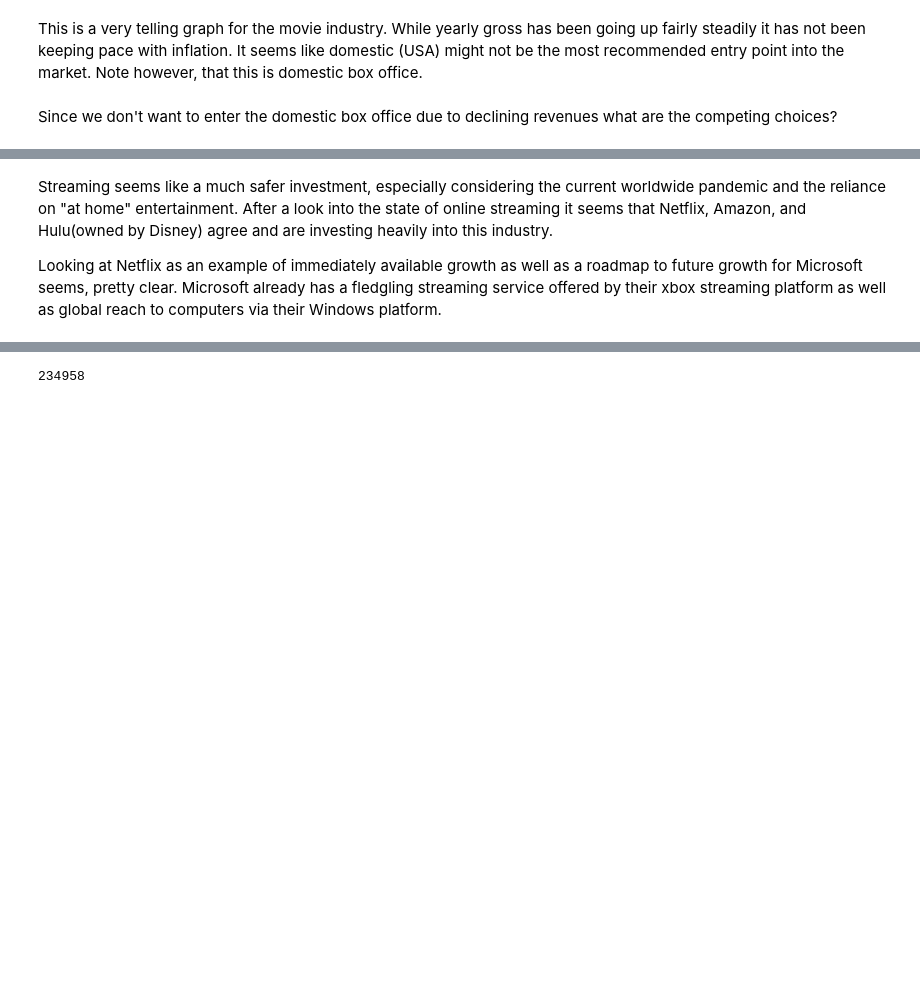
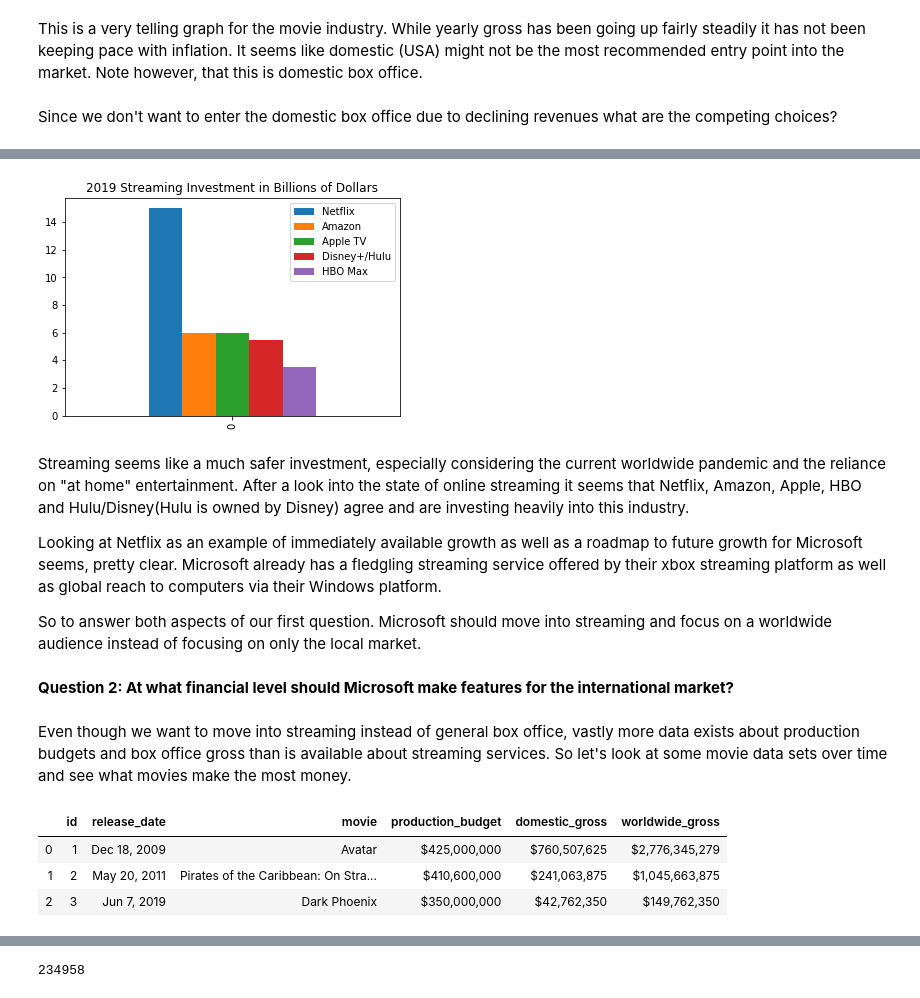
Before and after one commit to StephenTurk/mod1_project, a Jupyter notebook: student.ipynb, the cells around one changed output, grey strips where cells are left out. Drawn from its saved outputs; the diff is of its cells as text; code cells hidden in the pictures; blank space fills up the shorter version.

```diff
--- a/student.ipynb
+++ b/student.ipynb
@@ -116,5 +112,15 @@ observer_investment = pd.read_csv('observer_stream_investment.csv')
+# %%
+observer_investment.plot(kind='bar', title='2019 Streaming Investment in Billions of Dollars');#data from The Observer
+# %% [output]
+[figure, added]
 # %% [markdown]
-Streaming seems like a much safer investment, especially considering the current worldwide pandemic and the reliance on "at home" entertainment. After a look into the state of online streaming it seems that Netflix, Amazon, and Hulu(owned by Disney) agree and are investing heavily into this industry.
+Streaming seems like a much safer investment, especially considering the current worldwide pandemic and the reliance on "at home" entertainment. After a look into the state of online streaming it seems that Netflix, Amazon, Apple, HBO and Hulu/Disney(Hulu is owned by Disney) agree and are investing heavily into this industry.
 
 
 Looking at Netflix as an example of immediately available growth as well as a roadmap to future growth for Microsoft seems, pretty clear. Microsoft already has a fledgling streaming service offered by their xbox streaming platform as well as global reach to computers via their Windows platform.
+
+So to answer both aspects of our first question. Microsoft should move into streaming and focus on a worldwide audience instead of focusing on only the local market.
+# %% [markdown]
+**Question 2: At what financial level should Microsoft make features for the international market?**
+# %% [markdown]
+Even though we want to move into streaming instead of general box office, vastly more data exists about production budgets and box office gross than is available about streaming services. So let's look at some movie data sets over time and see what movies make the most money.
@@ -120,0 +129,7 @@ Looking at Netflix as an example of immediately available growth as well as a ro
+# %%
+tn_movie_budgets.head(3) #this has useful data because it can show us what range of investment has the best amount of payoff.
+# %% [output]
+|  | id | release_date | movie | production_budget | domestic_gross | worldwide_gross |
+| 0 | 1 | Dec 18, 2009 | Avatar | $425,000,000 | $760,507,625 | $2,776,345,279 |
+| 1 | 2 | May 20, 2011 | Pirates of the Caribbean: On Stra... | $410,600,000 | $241,063,875 | $1,045,663,875 |
+| 2 | 3 | Jun 7, 2019 | Dark Phoenix | $350,000,000 | $42,762,350 | $149,762,350 |
```
Also changed, not shown: parts of 96 cells of this notebook, 3 other files.
